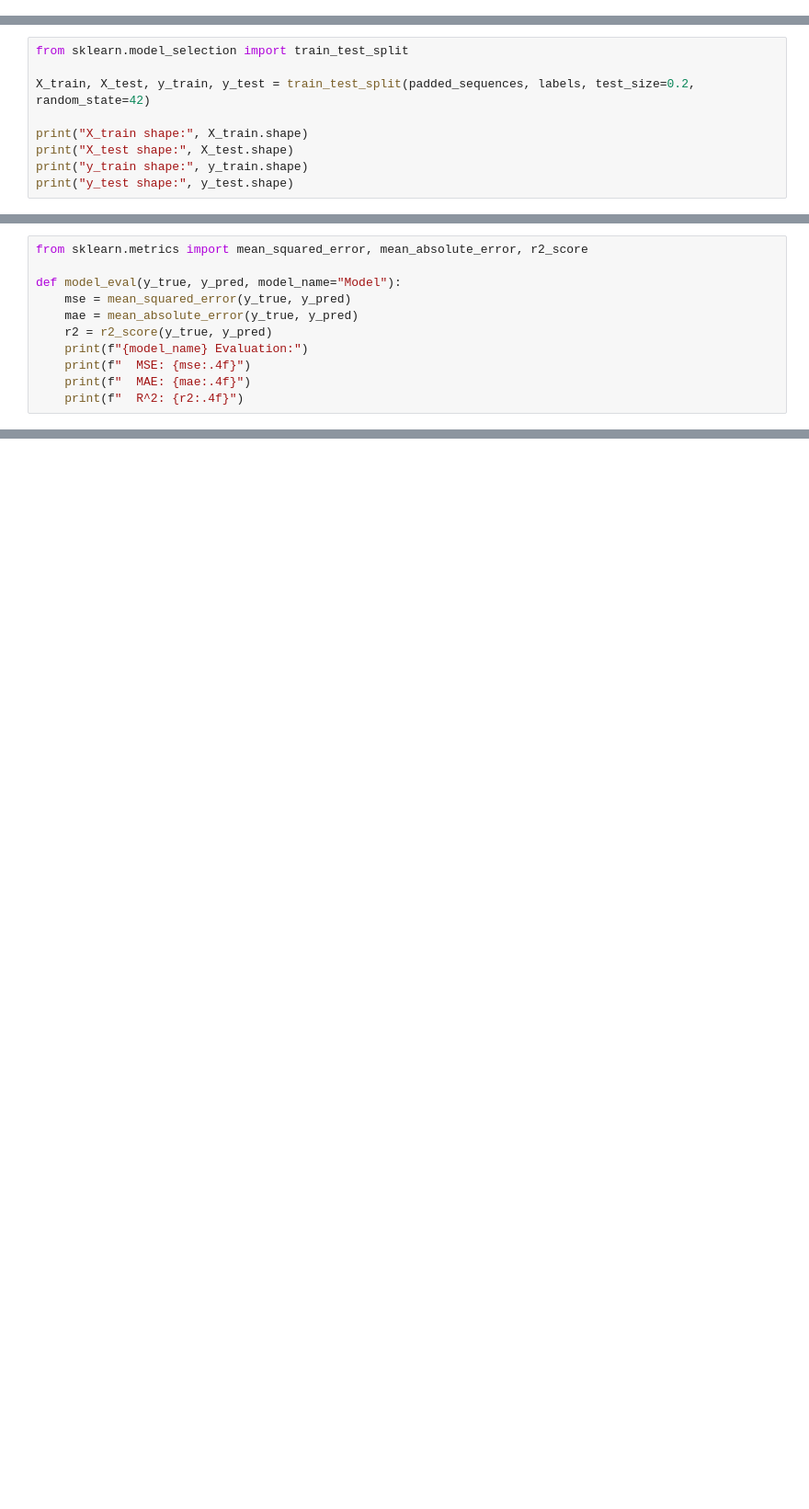
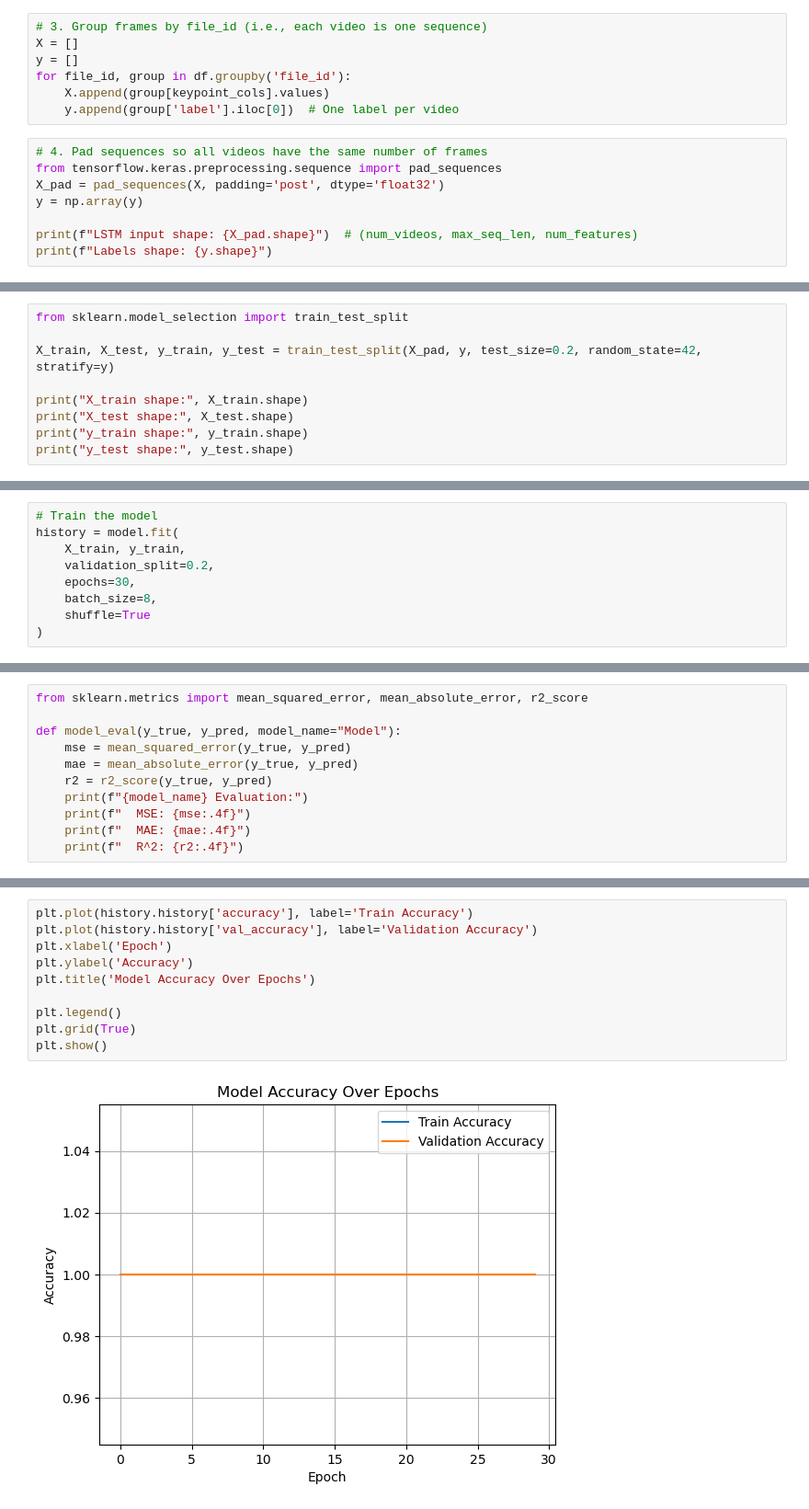
Before and after one commit to insyirahazman/AlphaPose-for-Pose-Estimation, a Jupyter notebook: AlphaPose.ipynb, the cells around one changed output, grey strips where cells are left out. Shown at 92% size. Saved outputs shown, nothing was run; the diff lists cells and outputs as text; blank space fills up the shorter version.

```diff
--- a/AlphaPose.ipynb
+++ b/AlphaPose.ipynb
@@ -174,0 +172,15 @@ df_scaled = pd.DataFrame(df_scaled, columns=keypoint_cols, index=df.index)
+# %%
+# 3. Group frames by file_id (i.e., each video is one sequence)
+X = []
+y = []
+for file_id, group in df.groupby('file_id'):
+    X.append(group[keypoint_cols].values)
+    y.append(group['label'].iloc[0])  # One label per video
+# %%
+# 4. Pad sequences so all videos have the same number of frames
+from tensorflow.keras.preprocessing.sequence import pad_sequences
+X_pad = pad_sequences(X, padding='post', dtype='float32')
+y = np.array(y)
+
+print(f"LSTM input shape: {X_pad.shape}")  # (num_videos, max_seq_len, num_features)
+print(f"Labels shape: {y.shape}")
@@ -296,7 +262,7 @@ Step 4: Data Splitting (Train-test Split)
 # %%
 from sklearn.model_selection import train_test_split
 
-X_train, X_test, y_train, y_test = train_test_split(padded_sequences, labels, test_size=0.2, random_state=42)
+X_train, X_test, y_train, y_test = train_test_split(X_pad, y, test_size=0.2, random_state=42, stratify=y)
 
 print("X_train shape:", X_train.shape)
 print("X_test shape:", X_test.shape)
@@ -380,0 +310,9 @@ Epoch 20/20
+# %%
+# Train the model
+history = model.fit(
+    X_train, y_train,
+    validation_split=0.2,
+    epochs=30,
+    batch_size=8,
+    shuffle=True
+)
@@ -414,0 +372,12 @@ LSTM Regressor Evaluation:
+# %%
+plt.plot(history.history['accuracy'], label='Train Accuracy')
+plt.plot(history.history['val_accuracy'], label='Validation Accuracy')
+plt.xlabel('Epoch')
+plt.ylabel('Accuracy')
+plt.title('Model Accuracy Over Epochs')
+
+plt.legend()
+plt.grid(True)
+plt.show()
+# %% [output]
+[figure, added]
```
Also changed, not shown: parts of 20 cells of this notebook.
